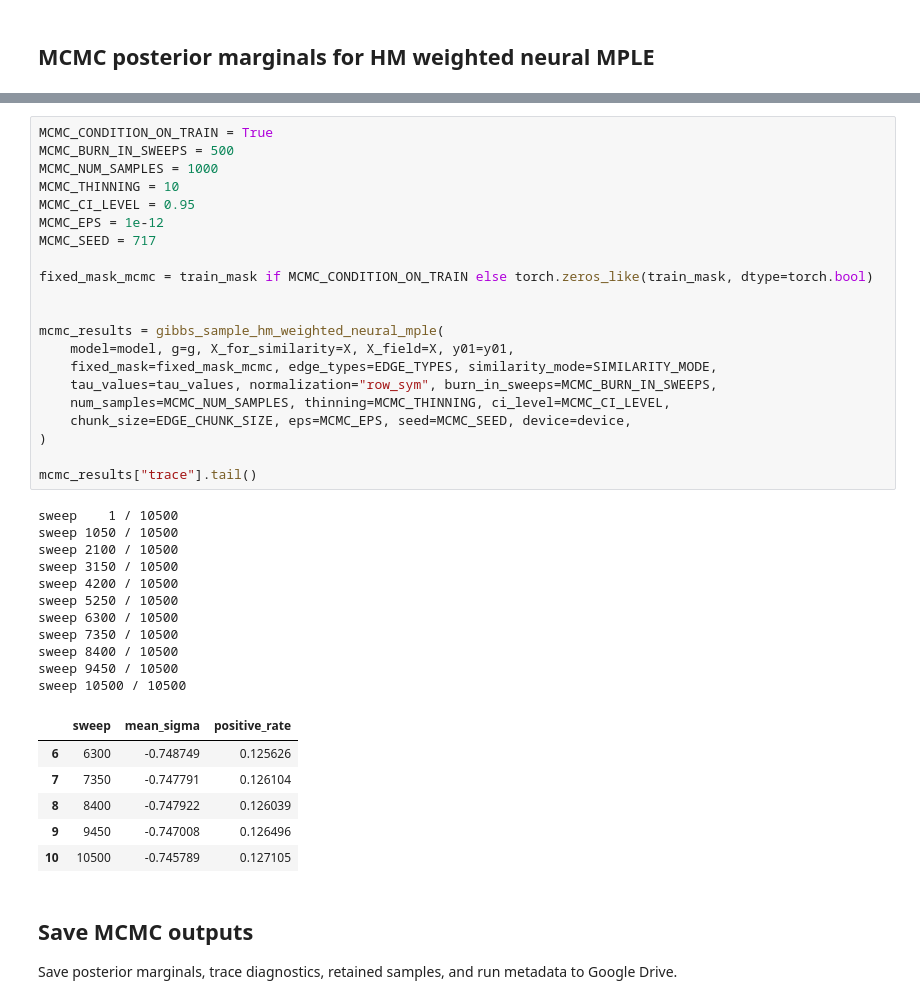
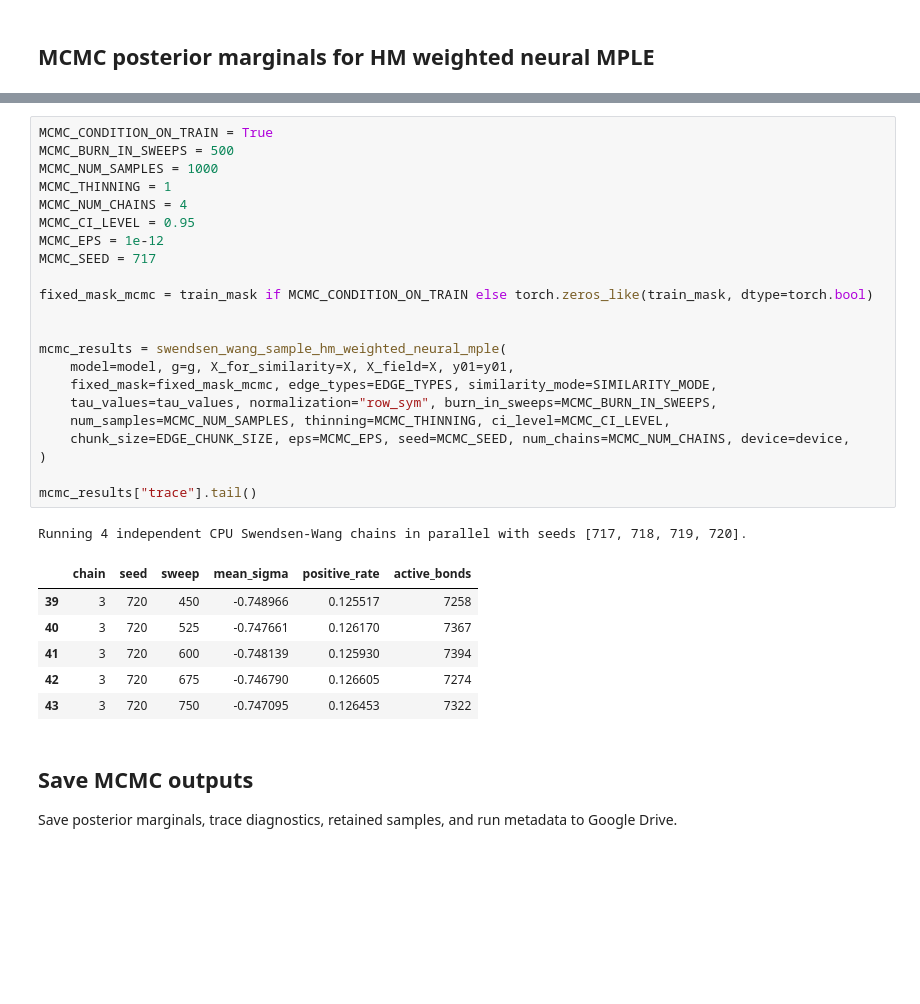
Before and after one commit to Sanchayan-Bhowal/BitcoinTransactionClassification, a Jupyter notebook: script/yelp/S_hm_weighted_nn.ipynb, the cells around one changed output, grey strips where cells are left out. Saved outputs shown, nothing was run; the diff lists cells and outputs as text; blank space fills up the shorter version.

Commit message:
parallelised mcmc and implemented swendsen n wang

```diff
--- a/script/yelp/S_hm_weighted_nn.ipynb
+++ b/script/yelp/S_hm_weighted_nn.ipynb
@@ -1282,42 +1363,33 @@ def gibbs_sample_hm_weighted_neural_mple(model, g, X_for_similarity, X_field, y0
 # %%
 MCMC_CONDITION_ON_TRAIN = True
 MCMC_BURN_IN_SWEEPS = 500
 MCMC_NUM_SAMPLES = 1000
-MCMC_THINNING = 10
+MCMC_THINNING = 1
+MCMC_NUM_CHAINS = 4
 MCMC_CI_LEVEL = 0.95
 MCMC_EPS = 1e-12
 MCMC_SEED = 717
 
 fixed_mask_mcmc = train_mask if MCMC_CONDITION_ON_TRAIN else torch.zeros_like(train_mask, dtype=torch.bool)
 
 
-mcmc_results = gibbs_sample_hm_weighted_neural_mple(
+mcmc_results = swendsen_wang_sample_hm_weighted_neural_mple(
     model=model, g=g, X_for_similarity=X, X_field=X, y01=y01,
     fixed_mask=fixed_mask_mcmc, edge_types=EDGE_TYPES, similarity_mode=SIMILARITY_MODE,
     tau_values=tau_values, normalization="row_sym", burn_in_sweeps=MCMC_BURN_IN_SWEEPS,
     num_samples=MCMC_NUM_SAMPLES, thinning=MCMC_THINNING, ci_level=MCMC_CI_LEVEL,
-    chunk_size=EDGE_CHUNK_SIZE, eps=MCMC_EPS, seed=MCMC_SEED, device=device,
+    chunk_size=EDGE_CHUNK_SIZE, eps=MCMC_EPS, seed=MCMC_SEED, num_chains=MCMC_NUM_CHAINS, device=device,
 )
 
 mcmc_results["trace"].tail()
 # %% [output]
-sweep    1 / 10500
-sweep 1050 / 10500
-sweep 2100 / 10500
-sweep 3150 / 10500
-sweep 4200 / 10500
-sweep 5250 / 10500
-sweep 6300 / 10500
-sweep 7350 / 10500
-sweep 8400 / 10500
-sweep 9450 / 10500
-sweep 10500 / 10500
+Running 4 independent CPU Swendsen-Wang chains in parallel with seeds [717, 718, 719, 720].
-|  | sweep | mean_sigma | positive_rate |
-| 6 | 6300 | -0.748749 | 0.125626 |
-| 7 | 7350 | -0.747791 | 0.126104 |
-| 8 | 8400 | -0.747922 | 0.126039 |
-| 9 | 9450 | -0.747008 | 0.126496 |
-| 10 | 10500 | -0.745789 | 0.127105 |
+|  | chain | seed | sweep | mean_sigma | positive_rate | active_bonds |
+| 39 | 3 | 720 | 450 | -0.748966 | 0.125517 | 7258 |
+| 40 | 3 | 720 | 525 | -0.747661 | 0.126170 | 7367 |
+| 41 | 3 | 720 | 600 | -0.748139 | 0.125930 | 7394 |
+| 42 | 3 | 720 | 675 | -0.746790 | 0.126605 | 7274 |
+| 43 | 3 | 720 | 750 | -0.747095 | 0.126453 | 7322 |
 # %% [markdown]
 ## Save MCMC outputs
 
```
Also changed, not shown: parts of 29 cells of this notebook, 6 other files.
